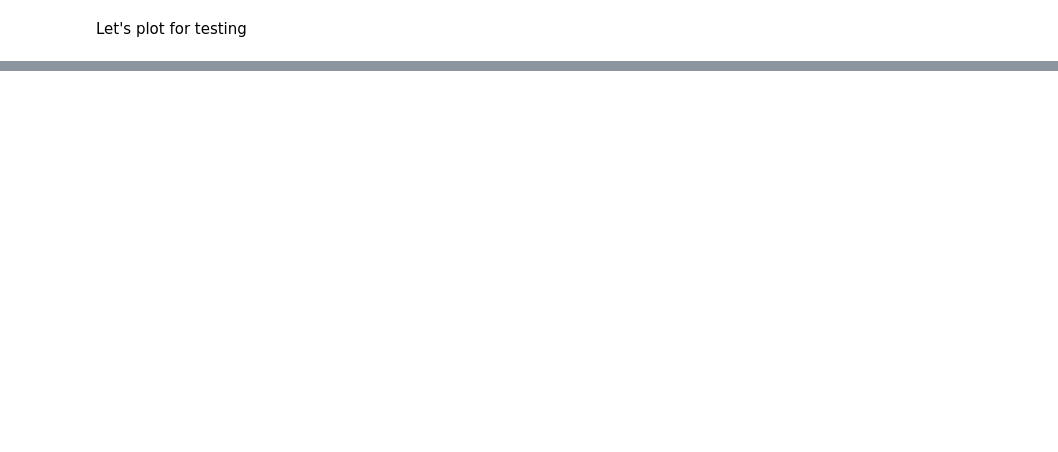
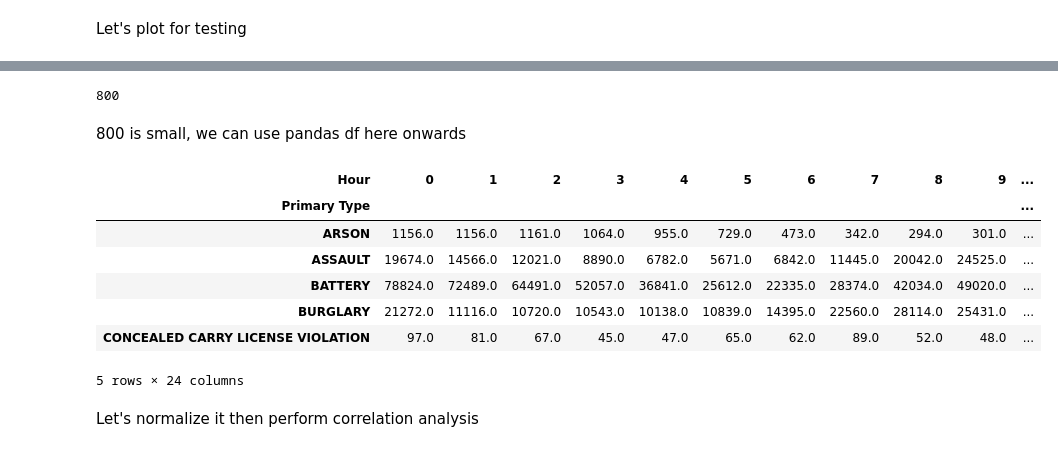
Before and after one commit to alihaseeb1/ChicagoCrimeAnalysis, a Jupyter notebook: main.ipynb, the cells around one changed output, grey strips where cells are left out. Drawn from its saved outputs; the diff is of its cells as text; code cells hidden in the pictures; blank space fills up the shorter version.

Commit message:
Crime correlation analysis added

```diff
--- a/main.ipynb
+++ b/main.ipynb
@@ -456,0 +450,4 @@ Finally store the output to S3 bucket
+# %%
+from pyspark.sql.functions import hour
+
+df = df.withColumn("Hour", hour(col("Date")))
@@ -456,0 +474,8 @@ Finally store the output to S3 bucket
+# %%
+from pyspark.sql.functions import count
+
+crime_hour = (
+    df.groupBy(["Primary Type", "Hour"])
+      .agg(count("*").alias("Crime_Count"))
+      .orderBy("Primary Type", "Hour")
+)
@@ -456,0 +502,28 @@ Finally store the output to S3 bucket
+# %%
+crime_hour.count()
+# %% [output]
+800
+# %% [markdown]
+800 is small, we can use pandas df here onwards
+# %%
+crime_hour_pd = crime_hour.toPandas()
+# %%
+pivot = crime_hour_pd.pivot_table(
+    index="Primary Type",
+    columns="Hour",
+    values="Crime_Count",
+    fill_value=0
+)
+# %%
+pivot.head()
+# %% [output]
+| Hour | 0 | 1 | 2 | 3 | 4 | 5 | 6 | 7 | 8 | 9 | ... |
+| Primary Type |  |  |  |  |  |  |  |  |  |  | ... |
+| ARSON | 1156.0 | 1156.0 | 1161.0 | 1064.0 | 955.0 | 729.0 | 473.0 | 342.0 | 294.0 | 301.0 | ... |
+| ASSAULT | 19674.0 | 14566.0 | 12021.0 | 8890.0 | 6782.0 | 5671.0 | 6842.0 | 11445.0 | 20042.0 | 24525.0 | ... |
+| BATTERY | 78824.0 | 72489.0 | 64491.0 | 52057.0 | 36841.0 | 25612.0 | 22335.0 | 28374.0 | 42034.0 | 49020.0 | ... |
+| BURGLARY | 21272.0 | 11116.0 | 10720.0 | 10543.0 | 10138.0 | 10839.0 | 14395.0 | 22560.0 | 28114.0 | 25431.0 | ... |
+| CONCEALED CARRY LICENSE VIOLATION | 97.0 | 81.0 | 67.0 | 45.0 | 47.0 | 65.0 | 62.0 | 89.0 | 52.0 | 48.0 | ... |
+5 rows × 24 columns
+# %% [markdown]
+Let's normalize it then perform correlation analysis
```
Also changed, not shown: parts of 15 cells of this notebook.
